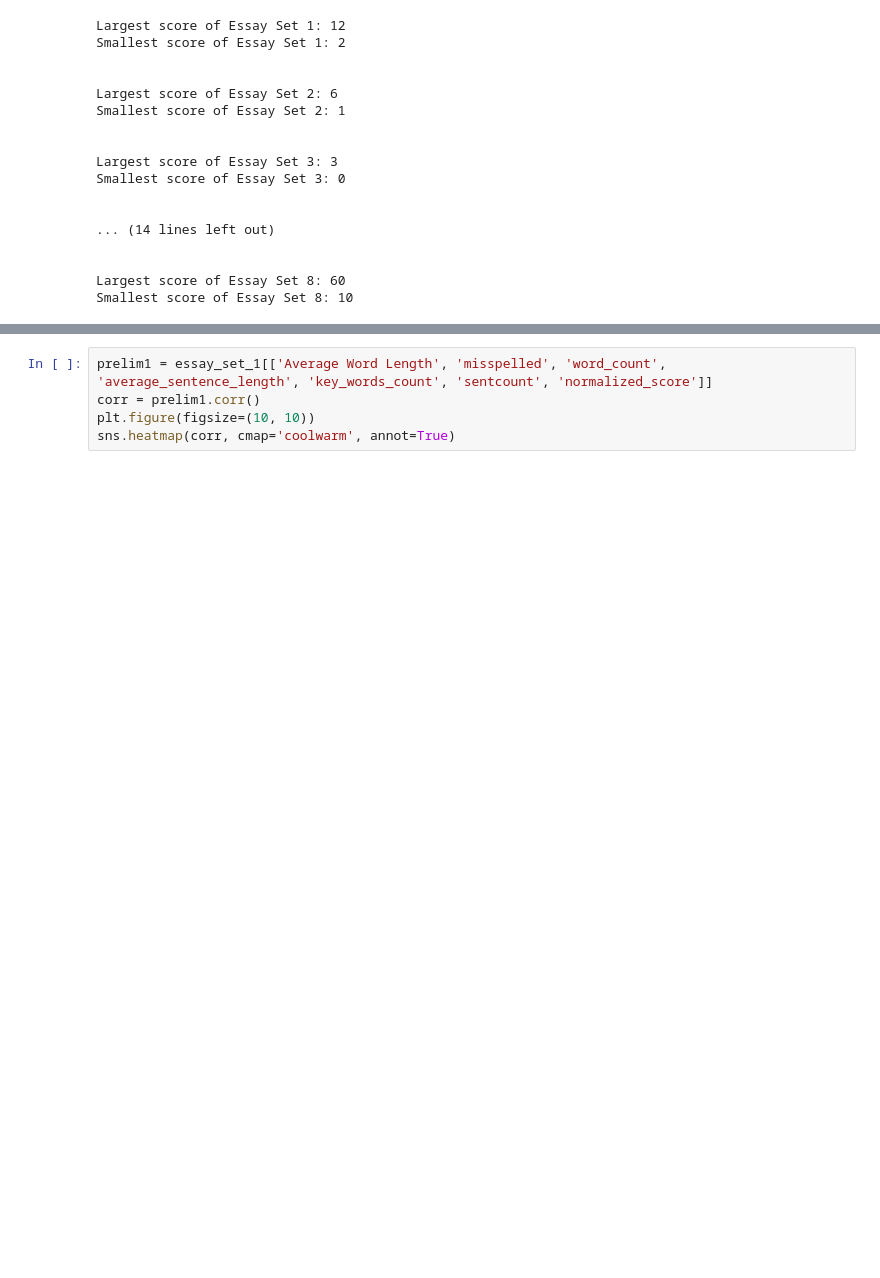
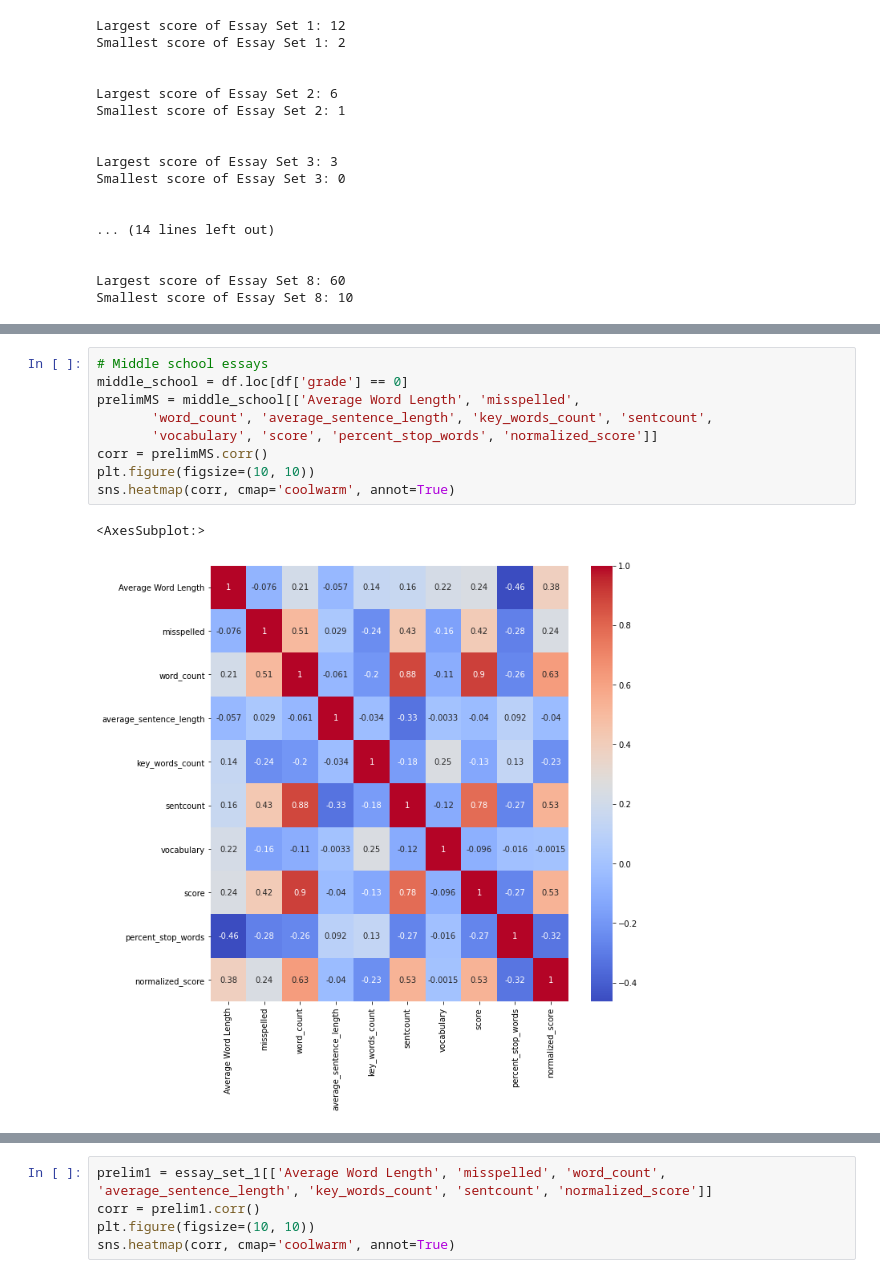
Before and after one commit to Nazarshia2889/AutomatedEssayGrader, a Jupyter notebook: essaygrader/data exploration/DataExploration.ipynb, the cells around one changed output, grey strips where cells are left out. Saved outputs shown, nothing was run; the diff lists cells and outputs as text; blank space fills up the shorter version.

```diff
--- a/essaygrader/data exploration/DataExploration.ipynb
+++ b/essaygrader/data exploration/DataExploration.ipynb
@@ -127,0 +128,12 @@ sns.heatmap(corr, cmap='coolwarm', annot=True)
+# %%
+# Middle school essays
+middle_school = df.loc[df['grade'] == 0]
+prelimMS = middle_school[['Average Word Length', 'misspelled',
+       'word_count', 'average_sentence_length', 'key_words_count', 'sentcount',
+       'vocabulary', 'score', 'percent_stop_words', 'normalized_score']]
+corr = prelimMS.corr()
+plt.figure(figsize=(10, 10))
+sns.heatmap(corr, cmap='coolwarm', annot=True)
+# %% [output]
+<AxesSubplot:>
+[figure, added]
```
Also changed, not shown: parts of 9 cells of this notebook, 9 other files.
